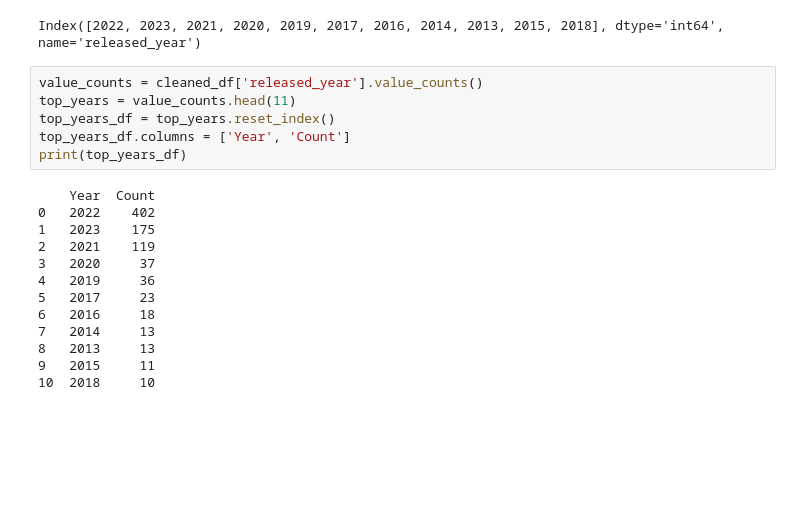
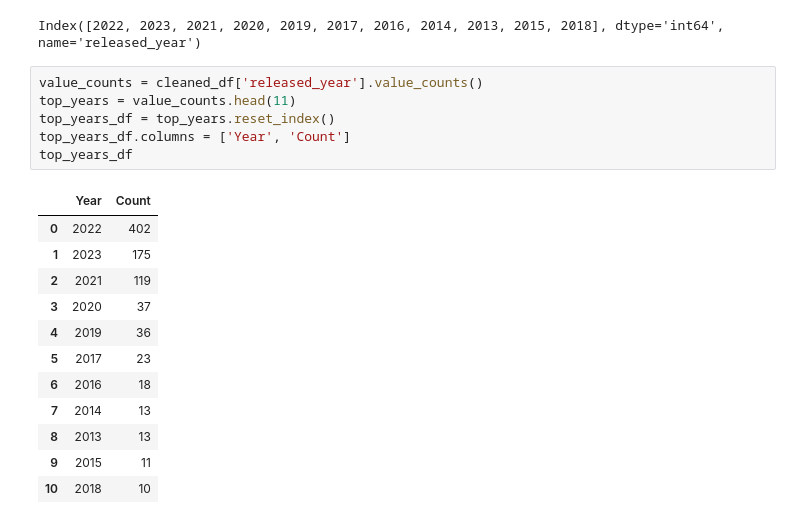
Before and after one commit to akshay-aneesh/akshay-aneesh, a Jupyter notebook: spotify-albums-eda.ipynb, the cells around one changed output. Cells and saved outputs as stored; diff of their text form; blank space fills up the shorter version.

```diff
--- a/spotify-albums-eda.ipynb
+++ b/spotify-albums-eda.ipynb
@@ -152,19 +152,19 @@ Index([2022, 2023, 2021, 2020, 2019, 2017, 2016, 2014, 2013, 2015, 2018], dtype=
 # %%
 value_counts = cleaned_df['released_year'].value_counts()
 top_years = value_counts.head(11)
 top_years_df = top_years.reset_index()
 top_years_df.columns = ['Year', 'Count']
-print(top_years_df)
+top_years_df
 # %% [output]
-    Year  Count
-0   2022    402
-1   2023    175
-2   2021    119
-3   2020     37
-4   2019     36
-5   2017     23
-6   2016     18
-7   2014     13
-8   2013     13
-9   2015     11
-10  2018     10
+|  | Year | Count |
+| 0 | 2022 | 402 |
+| 1 | 2023 | 175 |
+| 2 | 2021 | 119 |
+| 3 | 2020 | 37 |
+| 4 | 2019 | 36 |
+| 5 | 2017 | 23 |
+| 6 | 2016 | 18 |
+| 7 | 2014 | 13 |
+| 8 | 2013 | 13 |
+| 9 | 2015 | 11 |
+| 10 | 2018 | 10 |
```
Also changed, not shown: parts of 3 cells of this notebook.
